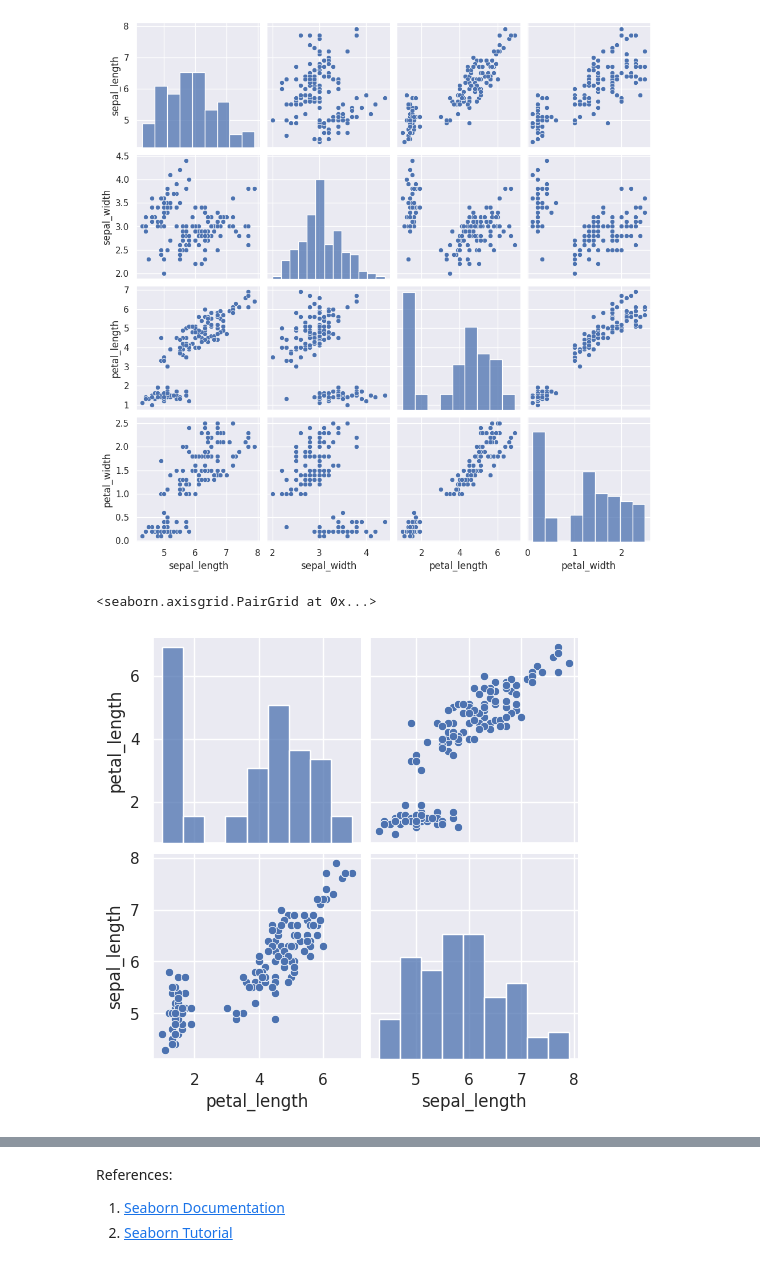
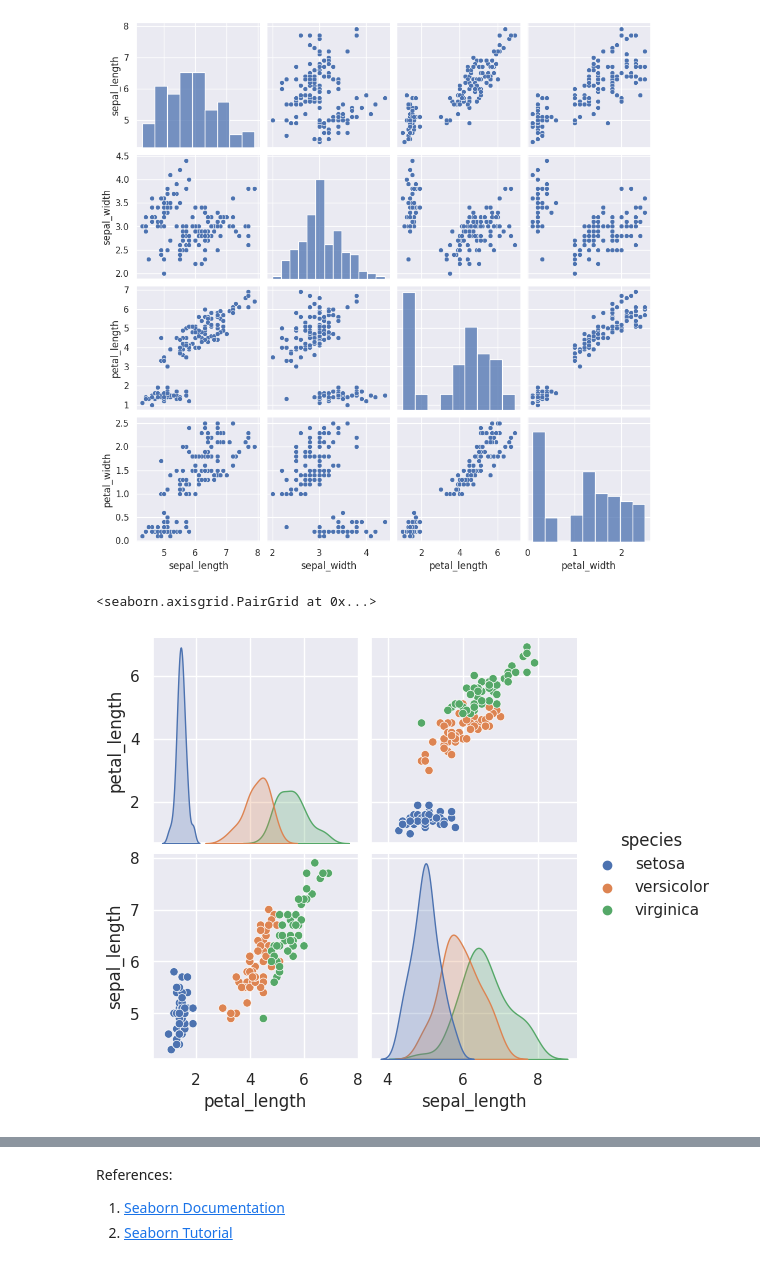
Before and after one commit to Adh101/TechAxis-Data-Science-with-Python-Notes, a Jupyter notebook: Data_Visualization_using_Seaborn.ipynb, the cells around one changed output, grey strips where cells are left out. Saved outputs shown, nothing was run; the diff lists cells and outputs as text; code cells hidden in the pictures.

```diff
--- a/Data_Visualization_using_Seaborn.ipynb
+++ b/Data_Visualization_using_Seaborn.ipynb
@@ -312,8 +321,8 @@ sns.pairplot(iris)
 [figure]
 # %%
 # Plotting Only Select Variables in a Seaborn Pair Plot
-sns.pairplot(iris, vars=['petal_length', 'sepal_length'])
+sns.pairplot(iris, vars=['petal_length', 'sepal_length'],hue='species')
 # %% [output]
 <seaborn.axisgrid.PairGrid at 0x...>
-[figure, old version]
+[figure, new version]
 # %%
```
Also changed, not shown: parts of 7 cells of this notebook.
